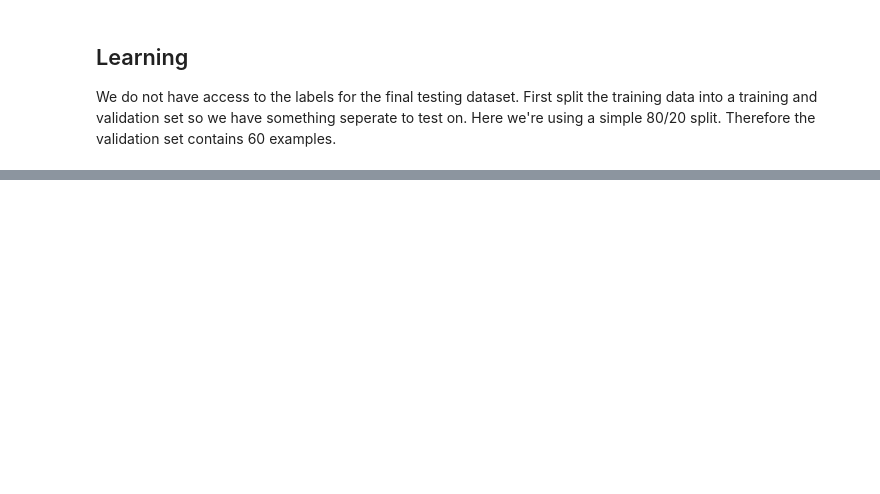
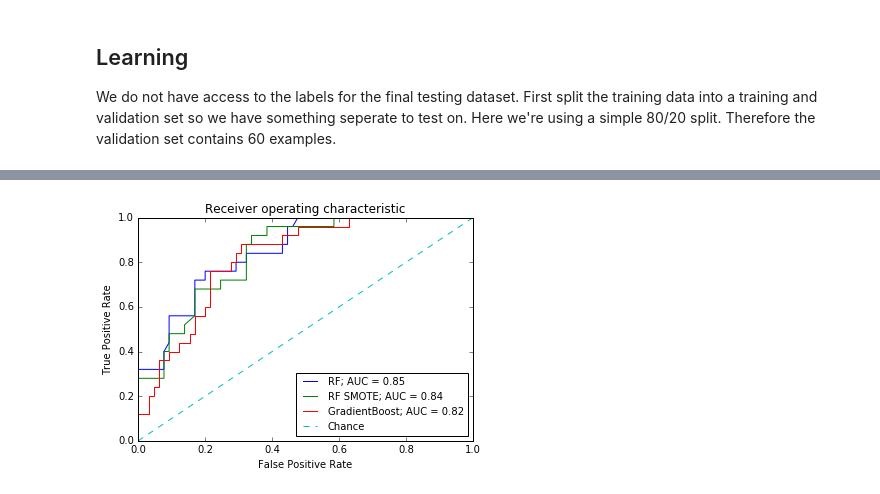
Before and after one commit to samueljackson92/SEM6420-machine-learning, a Jupyter notebook: src/Analysis.ipynb, the cells around one changed output, grey strips where cells are left out. Cells and saved outputs as stored; diff of their text form; code cells hidden in the pictures; blank space fills up the shorter version.

```diff
--- a/src/Analysis.ipynb
+++ b/src/Analysis.ipynb
@@ -132,20 +154 @@ def apply_smote(x_data, y_data, kind='regular'):
-# %%
-from sklearn.ensemble import RandomForestClassifier, GradientBoostingClassifier
-
-rf = RandomForestClassifier(n_estimators=200)
-skf = cross_validation.StratifiedKFold(Yt, n_folds=5)
-
-def test_estimator(x_data, y_data, cv, test_func=None):
-    results = []
-    for i, (train_idx, test_idx) in enumerate(cv):
-        x_train, x_test = x_data.iloc[train_idx], x_data.iloc[test_idx]
-        y_train, y_test = y_data.iloc[train_idx], y_data.iloc[test_idx]
-
-        rf.fit(x_train, y_train)
-
-        if test_func is not None:
-            result = test_func(x_test, y_test, rf)
-            results.append(result)
-
-    return results
 # %% [markdown]
@@ -189,0 +156,51 @@ AUC: 0.85
+# %%
+from sklearn.pipeline import Pipeline
+from roc_analysis import ROCAnalysisScorer
+
+gb = GradientBoostingClassifier(n_estimators=100, learning_rate=0.01, max_depth=12, subsample=0.8, min_samples_split=1)
+rf = RandomForestClassifier(n_estimators=700, max_features=5)
+
+gb_pipe = Pipeline([('scaler', scaler), ('GradientBoost', gb)])
+rf_pipe = Pipeline([('scaler', scaler), ('RandomForest', rf)])
+
+models = [
+    {'name': 'GradientBoost', 'train_data': (Xt, Yt), 'test_data': (Xv, Yv), 'model': gb_pipe},
+    {'name': 'RandomForest', 'train_data': (Xt, Yt), 'test_data': (Xv, Yv), 'model': rf_pipe},
+    {'name': 'RandomForestSMOTE', 'train_data': (Xt_smote, Yt_smote), 'test_data': (Xv, Yv), 'model': rf_pipe}
+]
+
+def cv_pipeline(model, x_data, y_data, cv=None):
+    roc_data = ROCAnalysisScorer()
+    roc_data_scorer = make_scorer(roc_data, greater_is_better=True, needs_proba=True, average='weighted')
+    cross_validation.cross_val_score(model, x_data, y_data, cv=cv, scoring=roc_data_scorer)
+    return roc_data
+
+def test_pipeline(model, x_data, y_data, x_test, y_test):
+    model.fit(x_data, y_data)
+    y_hat = model.predict_proba(x_test)
+
+    test_result = ROCAnalysisScorer()
+    test_result.auc_score(y_test, y_hat)
+    return test_result
+
+def score_pipelines(models, cv=None):
+    results = {}
+    for data in models:
+        name = data['name']
+        model = data['model']
+
+        x_data, y_data = data['train_data']
+        x_test, y_test = data['test_data']
+        cv_results = cv_pipeline(model, x_data, y_data)
+
+        test_results = test_pipeline(model, x_data, y_data, x_test, y_test)
+        results[name] = (cv_results, test_results)
+    return results
+
+results = score_pipelines(models, cv=skf)
+
+results['RandomForest'][1].plot_roc_curve(labels='RF;')
+results['RandomForestSMOTE'][1].plot_roc_curve(labels='RF SMOTE;')
+results['GradientBoost'][1].plot_roc_curve(labels='GradientBoost;', chance_line=True)
+# %% [output]
+[figure, added]
```
Also changed, not shown: parts of 7 cells of this notebook, 1 other file.
